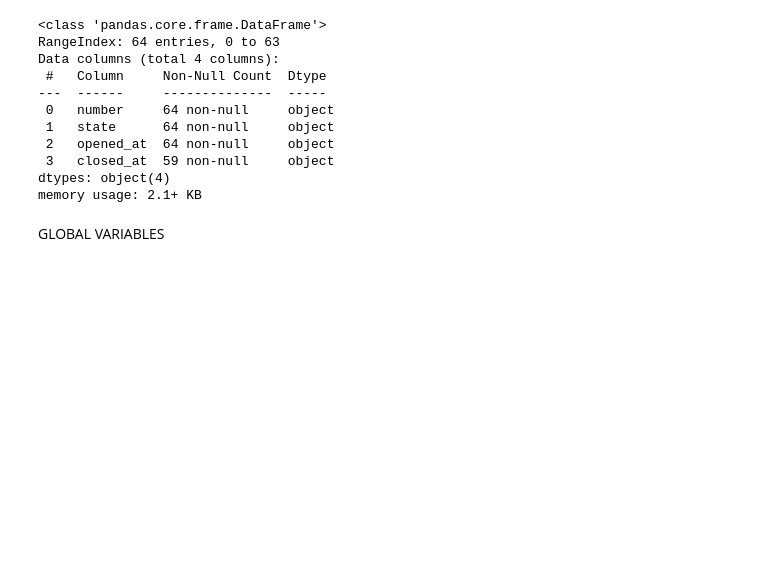
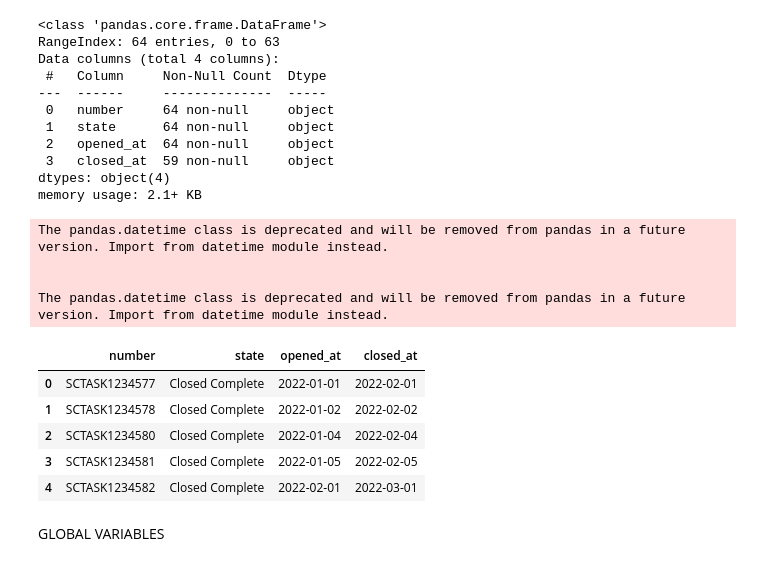
Before and after one commit to cH000k/python, a Jupyter notebook: app_test.ipynb, the cells around one changed output. Saved outputs shown, nothing was run; the diff lists cells and outputs as text; code cells hidden in the pictures; blank space fills up the shorter version.

```diff
--- a/app_test.ipynb
+++ b/app_test.ipynb
@@ -64,10 +64,21 @@ df_task.to_csv('/Users/noel.c.joaquin/Desktop/Python/TASK_YTD_nov2022.csv', inde
 # %%
 # Create SCTASK DataFrame
 d_parser = lambda x: pd.datetime.strptime(x, '%m/%d/%Y')
 
 df_task = pd.read_csv('/Users/noel.c.joaquin/Desktop/Python/TASK_YTD_nov2022.csv', parse_dates=['opened_at', 'closed_at'], date_parser = d_parser, encoding='unicode_escape')
 
-# df_task.head()
+df_task.head()
+# %% [output]
+The pandas.datetime class is deprecated and will be removed from pandas in a future version. Import from datetime module instead.
+
+
+The pandas.datetime class is deprecated and will be removed from pandas in a future version. Import from datetime module instead.
+|  | number | state | opened_at | closed_at |
+| 0 | SCTASK1234577 | Closed Complete | 2022-01-01 | 2022-02-01 |
+| 1 | SCTASK1234578 | Closed Complete | 2022-01-02 | 2022-02-02 |
+| 2 | SCTASK1234580 | Closed Complete | 2022-01-04 | 2022-02-04 |
+| 3 | SCTASK1234581 | Closed Complete | 2022-01-05 | 2022-02-05 |
+| 4 | SCTASK1234582 | Closed Complete | 2022-02-01 | 2022-03-01 |
 # %% [markdown]
 GLOBAL VARIABLES
 # %%
```
Also changed, not shown: parts of 7 cells of this notebook.
